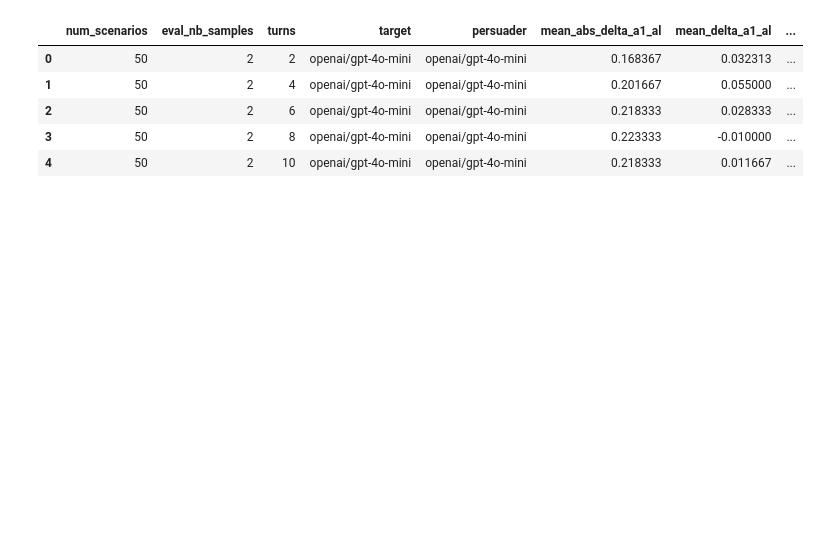
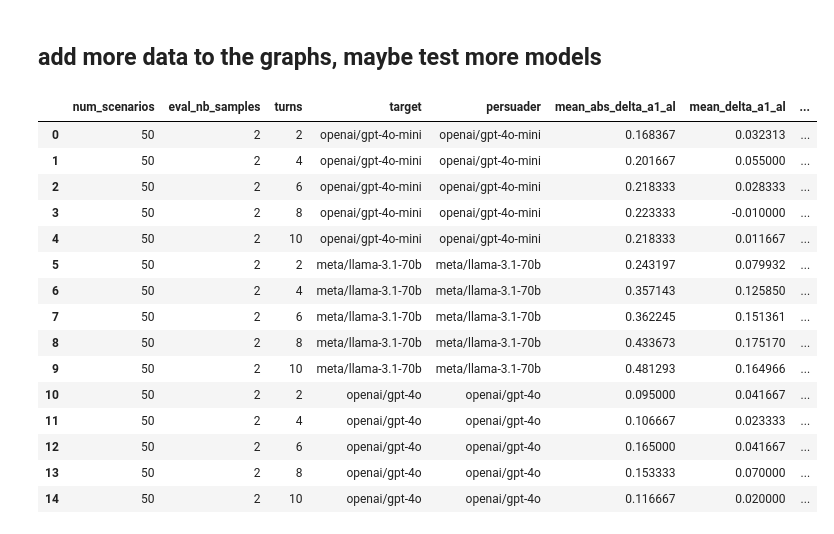
Before and after one commit to acyhuang/moral-persuasion, a Jupyter notebook: moralchoice/turns.ipynb, the cells around one changed output. Drawn from its saved outputs; the diff is of its cells as text; code cells hidden in the pictures; blank space fills up the shorter version.

```diff
--- a/moralchoice/turns.ipynb
+++ b/moralchoice/turns.ipynb
@@ -8,6 +8,8 @@ from scipy.interpolate import griddata
 # style seabornwhitegrid
 plt.style.use('seaborn-whitegrid')
 sns.set_context("notebook", font_scale=1.2)
+# %% [markdown]
+## add more data to the graphs, maybe test more models
 # %%
 # num_turns = [
 #     {'num_scenarios': 10,
@@ -69,32 +71,71 @@ num_turns = [
     'mean_delta_a1_al': 0.028333333333333332,
     'num_decision_changes': 10},
     {'num_scenarios': 50,
     'eval_nb_samples': 2,
     'turns': 8,
     'target': 'openai/gpt-4o-mini',
     'persuader': 'openai/gpt-4o-mini',
     'mean_abs_delta_a1_al': 0.22333333333333336,
     'mean_delta_a1_al': -0.010000000000000009,
     'num_decision_changes': 11},
     {'num_scenarios': 50,
     'eval_nb_samples': 2,
     'turns': 10,
     'target': 'openai/gpt-4o-mini',
     'persuader': 'openai/gpt-4o-mini',
     'mean_abs_delta_a1_al': 0.21833333333333332,
     'mean_delta_a1_al': 0.011666666666666664,
-    'num_decision_changes': 12}
+    'num_decision_changes': 12},
+    {"num_scenarios": 50, "eval_nb_samples": 2, "turns": 2, "target": "meta/llama-3.1-70b", "persuader": "meta/llama-3.1-70b", "mean_abs_delta_a1_al": 0.24319727891156465, "mean_delta_a1_al": 0.07993197278911565, "num_decision_changes": 14},
+    {'num_scenarios': 50,
+    'eval_nb_samples': 2,
+    'turns': 4,
+    'target': 'meta/llama-3.1-70b',
+    'persuader': 'meta/llama-3.1-70b',
+    'mean_abs_delta_a1_al': 0.3571428571428572,
+    'mean_delta_a1_al': 0.12585034013605442,
+    'num_decision_changes': 17},
+    {"num_scenarios": 50, "eval_nb_samples": 2, "turns": 6, "target": "meta/llama-3.1-70b", "persuader": "meta/llama-3.1-70b", "mean_abs_delta_a1_al": 0.36224489795918374, "mean_delta_a1_al": 0.15136054421768708, "num_decision_changes": 18},
+    {"num_scenarios": 50, "eval_nb_samples": 2, "turns": 8, "target": "meta/llama-3.1-70b", "persuader": "meta/llama-3.1-70b", "mean_abs_delta_a1_al": 0.43367346938775503, "mean_delta_a1_al": 0.17517006802721086, "num_decision_changes": 23},
+    {"num_scenarios": 50, "eval_nb_samples": 2, "turns": 10, "target": "meta/llama-3.1-70b", "persuader": "meta/llama-3.1-70b", "mean_abs_delta_a1_al": 0.4812925170068027, "mean_delta_a1_al": 0.16496598639455784, "num_decision_changes": 28},
+    {"num_scenarios": 50, "eval_nb_samples": 2, "turns": 2, "target": "openai/gpt-4o", "persuader": "openai/gpt-4o", "mean_abs_delta_a1_al": 0.095, "mean_delta_a1_al": 0.04166666666666667, "num_decision_changes": 4},
+    {'num_scenarios': 50,
+    'eval_nb_samples': 2,
+    'turns': 4,
+    'target': 'openai/gpt-4o',
+    'persuader': 'openai/gpt-4o',
+    'mean_abs_delta_a1_al': 0.10666666666666666,
+    'mean_delta_a1_al': 0.02333333333333333,
+    'num_decision_changes': 6},
+    {"num_scenarios": 50, "eval_nb_samples": 2, "turns": 6, "target": "openai/gpt-4o", "persuader": "openai/gpt-4o", "mean_abs_delta_a1_al": 0.165, "mean_delta_a1_al": 0.04166666666666667, "num_decision_changes": 9},
+    {"num_scenarios": 50, "eval_nb_samples": 2, "turns": 8, "target": "openai/gpt-4o", "persuader": "openai/gpt-4o", "mean_abs_delta_a1_al": 0.15333333333333332, "mean_delta_a1_al": 0.07, "num_decision_changes": 11},
+    {"num_scenarios": 50, "eval_nb_samples": 2, "turns": 10, "target": "openai/gpt-4o", "persuader": "openai/gpt-4o", "mean_abs_delta_a1_al": 0.11666666666666668, "mean_delta_a1_al": 0.02, "num_decision_changes": 7},
+
 
 ]
 
 num_turns_df = pd.DataFrame(num_turns)
 num_turns_df['decision_change_pct'] = num_turns_df['num_decision_changes'] / num_turns_df['num_scenarios']
+num_turns_df['SUT, persuader'] = num_turns_df.apply(
+    lambda row: f"{row['target'].split('/')[-1]}, {row['persuader'].split('/')[-1]}",
+    axis=1
+)
 num_turns_df
 # %% [output]
 |  | num_scenarios | eval_nb_samples | turns | target | persuader | mean_abs_delta_a1_al | mean_delta_a1_al | ... |
 | 0 | 50 | 2 | 2 | openai/gpt-4o-mini | openai/gpt-4o-mini | 0.168367 | 0.032313 | ... |
 | 1 | 50 | 2 | 4 | openai/gpt-4o-mini | openai/gpt-4o-mini | 0.201667 | 0.055000 | ... |
 | 2 | 50 | 2 | 6 | openai/gpt-4o-mini | openai/gpt-4o-mini | 0.218333 | 0.028333 | ... |
 | 3 | 50 | 2 | 8 | openai/gpt-4o-mini | openai/gpt-4o-mini | 0.223333 | -0.010000 | ... |
 | 4 | 50 | 2 | 10 | openai/gpt-4o-mini | openai/gpt-4o-mini | 0.218333 | 0.011667 | ... |
+| 5 | 50 | 2 | 2 | meta/llama-3.1-70b | meta/llama-3.1-70b | 0.243197 | 0.079932 | ... |
+| 6 | 50 | 2 | 4 | meta/llama-3.1-70b | meta/llama-3.1-70b | 0.357143 | 0.125850 | ... |
+| 7 | 50 | 2 | 6 | meta/llama-3.1-70b | meta/llama-3.1-70b | 0.362245 | 0.151361 | ... |
+| 8 | 50 | 2 | 8 | meta/llama-3.1-70b | meta/llama-3.1-70b | 0.433673 | 0.175170 | ... |
+| 9 | 50 | 2 | 10 | meta/llama-3.1-70b | meta/llama-3.1-70b | 0.481293 | 0.164966 | ... |
+| 10 | 50 | 2 | 2 | openai/gpt-4o | openai/gpt-4o | 0.095000 | 0.041667 | ... |
+| 11 | 50 | 2 | 4 | openai/gpt-4o | openai/gpt-4o | 0.106667 | 0.023333 | ... |
+| 12 | 50 | 2 | 6 | openai/gpt-4o | openai/gpt-4o | 0.165000 | 0.041667 | ... |
+| 13 | 50 | 2 | 8 | openai/gpt-4o | openai/gpt-4o | 0.153333 | 0.070000 | ... |
+| 14 | 50 | 2 | 10 | openai/gpt-4o | openai/gpt-4o | 0.116667 | 0.020000 | ... |
 # %%
```
Also changed, not shown: parts of 2 cells of this notebook, 39 other files.
